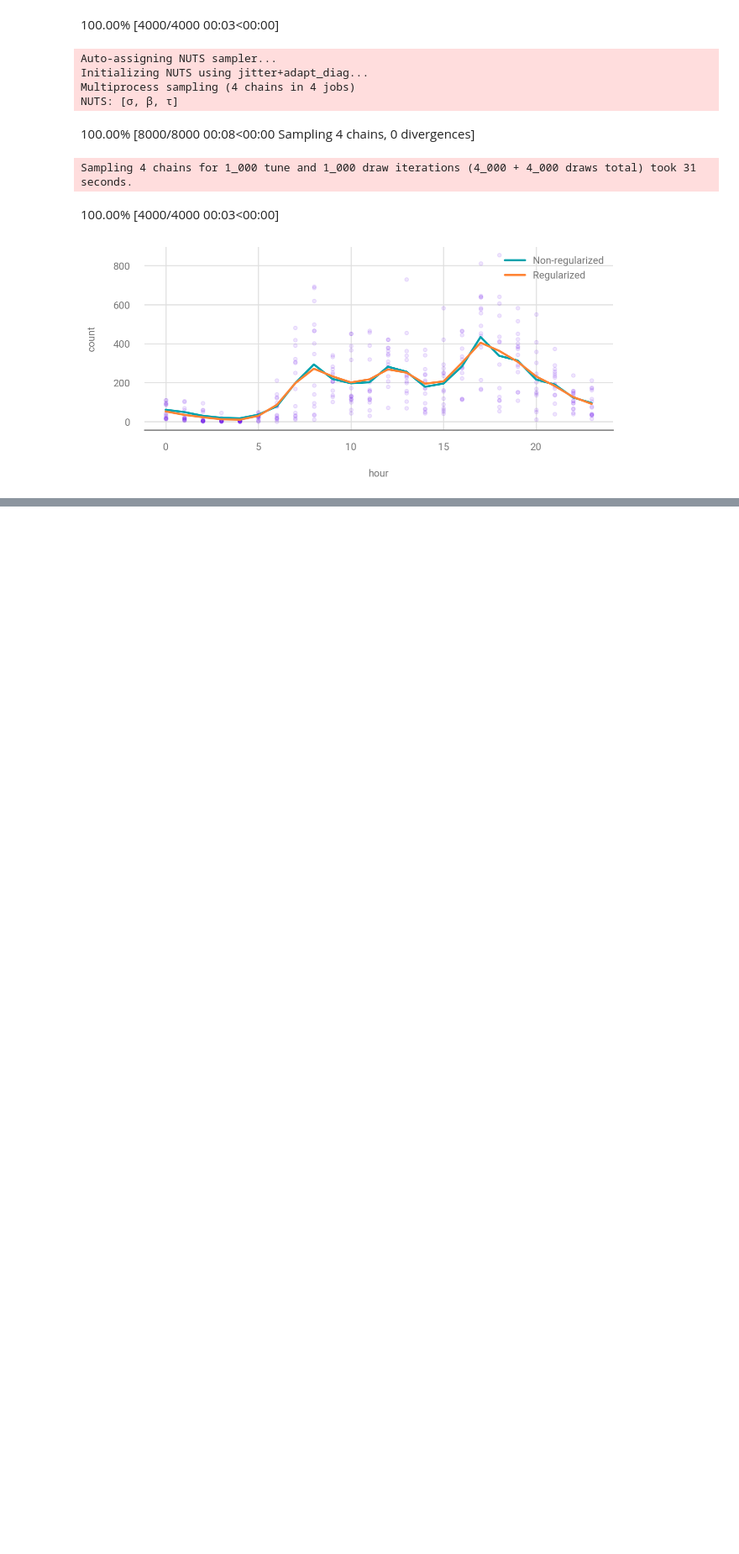
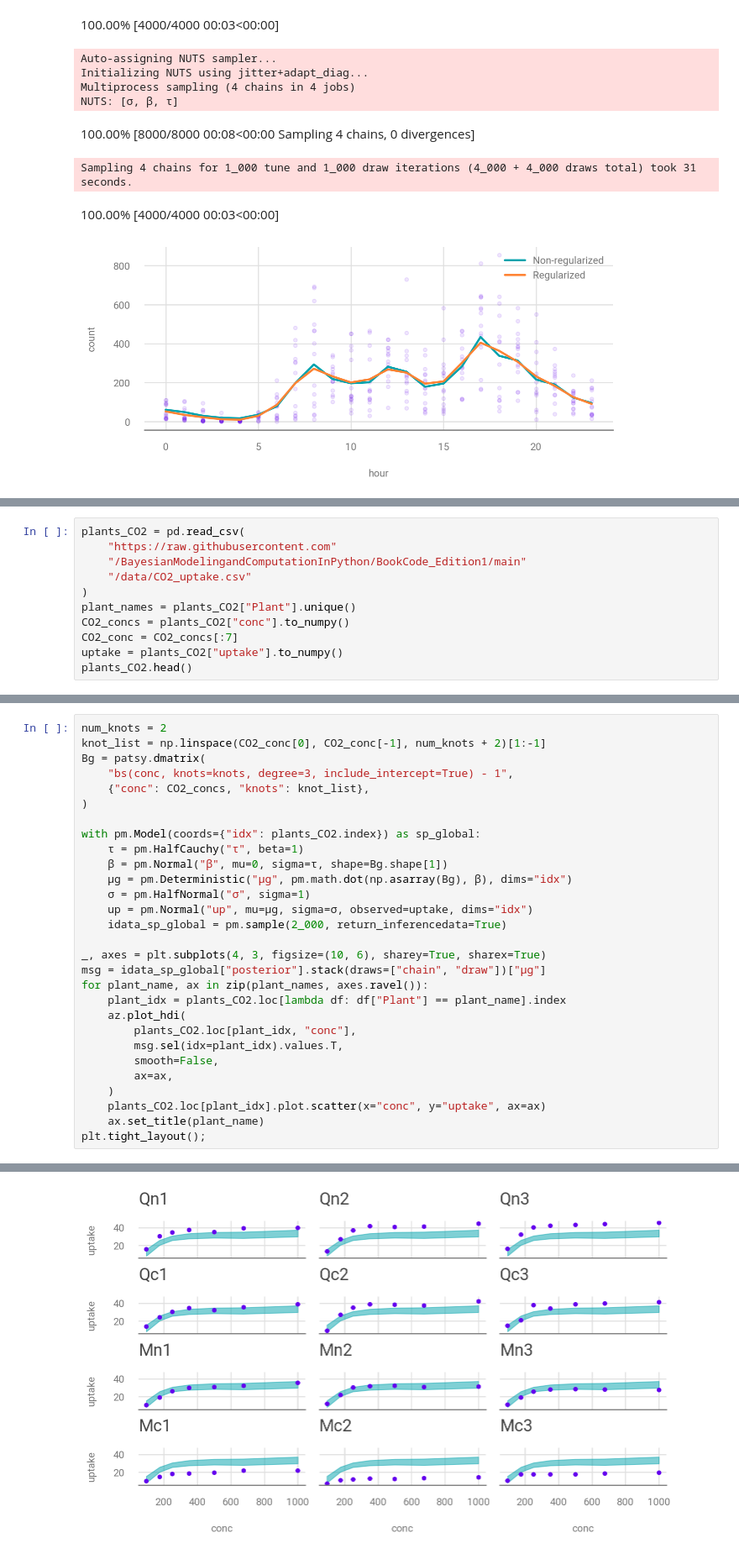
Before and after one commit to paw-lu/bayesian-modeling-computation-python, a Jupyter notebook: notebooks/5_splines.ipynb, the cells around one changed output, grey strips where cells are left out. Shown at 84% size. Cells and saved outputs as stored; diff of their text form; blank space fills up the shorter version.

Commit message:
:memo: Model CO2 uptake

```diff
--- a/notebooks/5_splines.ipynb
+++ b/notebooks/5_splines.ipynb
@@ -487,0 +490,11 @@ Sampling 4 chains for 1_000 tune and 1_000 draw iterations (4_000 + 4_000 draws
+# %%
+plants_CO2 = pd.read_csv(
+    "https://raw.githubusercontent.com"
+    "/BayesianModelingandComputationInPython/BookCode_Edition1/main"
+    "/data/CO2_uptake.csv"
+)
+plant_names = plants_CO2["Plant"].unique()
+CO2_concs = plants_CO2["conc"].to_numpy()
+CO2_conc = CO2_concs[:7]
+uptake = plants_CO2["uptake"].to_numpy()
+plants_CO2.head()
@@ -487,0 +508,30 @@ Sampling 4 chains for 1_000 tune and 1_000 draw iterations (4_000 + 4_000 draws
+# %%
+num_knots = 2
+knot_list = np.linspace(CO2_conc[0], CO2_conc[-1], num_knots + 2)[1:-1]
+Bg = patsy.dmatrix(
+    "bs(conc, knots=knots, degree=3, include_intercept=True) - 1",
+    {"conc": CO2_concs, "knots": knot_list},
+)
+
+with pm.Model(coords={"idx": plants_CO2.index}) as sp_global:
+    τ = pm.HalfCauchy("τ", beta=1)
+    β = pm.Normal("β", mu=0, sigma=τ, shape=Bg.shape[1])
+    μg = pm.Deterministic("μg", pm.math.dot(np.asarray(Bg), β), dims="idx")
+    σ = pm.HalfNormal("σ", sigma=1)
+    up = pm.Normal("up", mu=μg, sigma=σ, observed=uptake, dims="idx")
+    idata_sp_global = pm.sample(2_000, return_inferencedata=True)
+
+_, axes = plt.subplots(4, 3, figsize=(10, 6), sharey=True, sharex=True)
+msg = idata_sp_global["posterior"].stack(draws=["chain", "draw"])["μg"]
+for plant_name, ax in zip(plant_names, axes.ravel()):
+    plant_idx = plants_CO2.loc[lambda df: df["Plant"] == plant_name].index
+    az.plot_hdi(
+        plants_CO2.loc[plant_idx, "conc"],
+        msg.sel(idx=plant_idx).values.T,
+        smooth=False,
+        ax=ax,
+    )
+    plants_CO2.loc[plant_idx].plot.scatter(x="conc", y="uptake", ax=ax)
+    ax.set_title(plant_name)
+plt.tight_layout();
+# %% [output]
@@ -487,0 +544 @@ Sampling 4 chains for 1_000 tune and 1_000 draw iterations (4_000 + 4_000 draws
+[figure, added]
```
Also changed, not shown: parts of 14 cells of this notebook, 1 other file.
